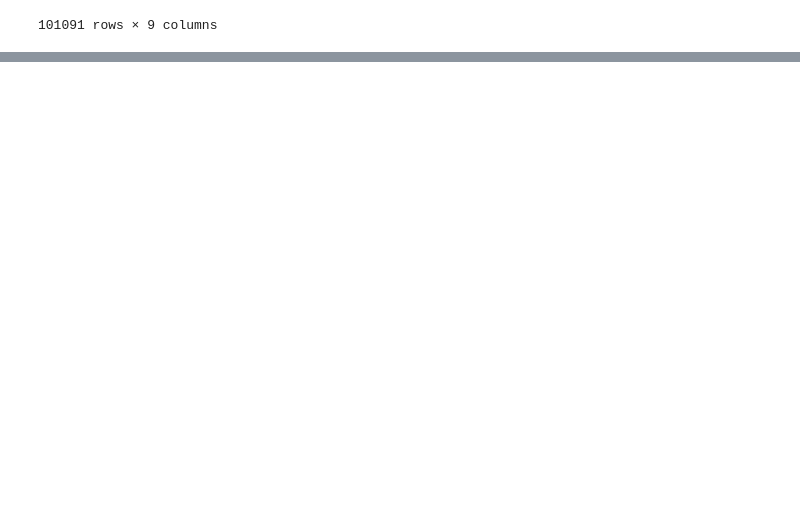
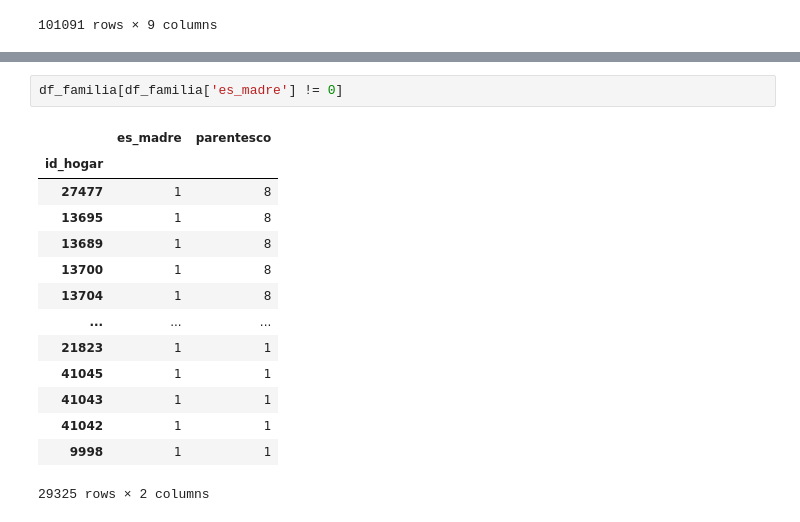
Before and after one commit to anicolon/coder_proyecto, a Jupyter notebook: hyp_2020/hyp_2020.ipynb, the cells around one changed output, grey strips where cells are left out. Cells and saved outputs as stored; diff of their text form; blank space fills up the shorter version.

```diff
--- a/hyp_2020/hyp_2020.ipynb
+++ b/hyp_2020/hyp_2020.ipynb
@@ -220,0 +246,17 @@ df.drop(labels=list(df.loc[(df['sexo'] == 1) & (df['parentesco_num'] == 6)].inde
+# %%
+df_familia[df_familia['es_madre'] != 0]
+# %% [output]
+|  | es_madre | parentesco |
+| id_hogar |  |  |
+| 27477 | 1 | 8 |
+| 13695 | 1 | 8 |
+| 13689 | 1 | 8 |
+| 13700 | 1 | 8 |
+| 13704 | 1 | 8 |
+| ... | ... | ... |
+| 21823 | 1 | 1 |
+| 41045 | 1 | 1 |
+| 41043 | 1 | 1 |
+| 41042 | 1 | 1 |
+| 9998 | 1 | 1 |
+29325 rows × 2 columns
```
Also changed, not shown: parts of 4 cells of this notebook.
